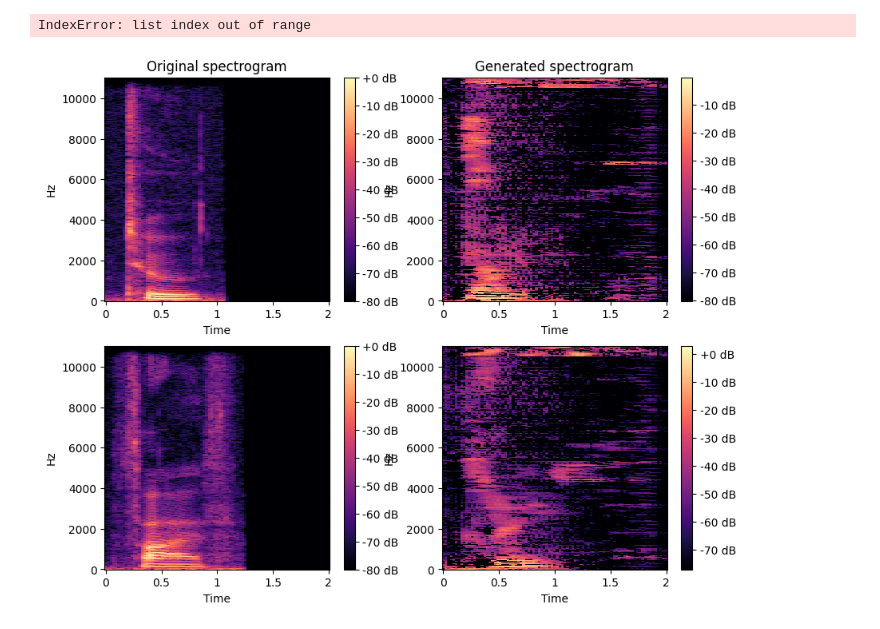
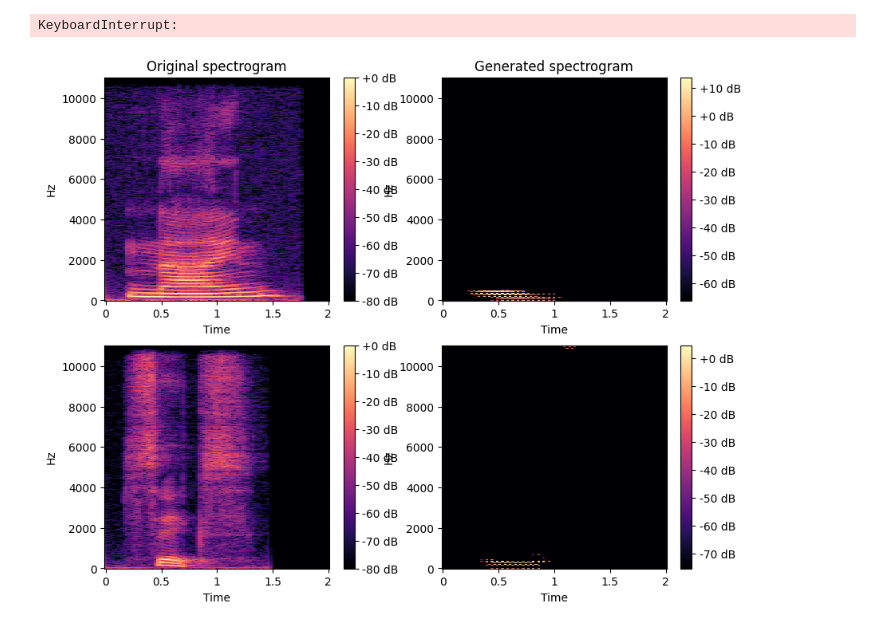
Before and after one commit to damianlacz/AudioMNIST-recon-gan, a Jupyter notebook: audio_gan.ipynb, the cells around one changed output. Cells and saved outputs as stored; diff of their text form; code cells hidden in the pictures.

Commit message:
Update audio_recon, audio_gan

```diff
--- a/audio_gan.ipynb
+++ b/audio_gan.ipynb
@@ -68,12 +78,8 @@ discriminator = build_discriminator(discriminator_input_shape)
 # %%
 from sklearn.model_selection import train_test_split
 
-directory_path = "C:/Users/damia/AudioMNIST-recon/data/"
-
 stfts = load_stfts(directory_path)
 
-X_train, X_test, _, _ = train_test_split(stfts, np.random.rand(stfts[0].shape[0],), random_state= 12, shuffle = True, test_size = 0.25)
-X_train, train_min, train_max = normalize(X_train.reshape(*X_train.shape, 1), type = 'minmax')
-X_test, test_min, test_max = normalize(X_test.reshape(*X_test.shape, 1), type = 'minmax')
+X_train, X_test, _, _ = train_test_split(stfts, np.random.rand(stfts.shape[0],), random_state= 12, shuffle = True, test_size = 0.25)
+X_train  = normalize_specs(X_train.reshape(*X_train.shape, 1), type = 'minmax')
+X_test = normalize_specs(X_test.reshape(*X_test.shape, 1), type = 'minmax')
-# %% [output]
-IndexError: list index out of range
@@ -80,21 +138,27 @@ IndexError: list index out of range
 # %%
-import gan
-gan_model = gan.GAN(generator=generator, discriminator=discriminator)
-gan_model.compile()
+gan = GAN(generator=generator, discriminator=discriminator)
+gan.compile()
 # %%
-gan_model.fit(X_train, batch_size = batch_size, epochs = 10, shuffle = True)
+if not load_model:
+  gan.fit(X_train, batch_size = batch_size, epochs = 500, shuffle = True)
+# %% [output]
+KeyboardInterrupt:
+# %%
+if load_model:
+    gan.generator.load_weights(filepath = generator_path)
+    gan.discriminator.load_weights(filepath = discriminator_path)
 # %%
 noise = tf.random.normal(shape = generator_input_shape)
-generated = gan_model.generator(noise)
+generated = gan.generator(noise)
 n = 2
 fig, ax = plt.subplots(n, 2, figsize = (10, 4 * n))
 ax[0][0].set(title = "Original spectrogram")
 ax[0][1].set(title = "Generated spectrogram")
 
 for i in range(n):
     img_original = librosa.display.specshow(librosa.amplitude_to_db((X_test[i, :, :, 0])), x_axis='time', y_axis='linear', ax=ax[i][0])
     img_recon = librosa.display.specshow(librosa.amplitude_to_db(np.array(generated[i, :, :, 0])), x_axis='time', y_axis='linear', ax=ax[i][1])
     fig.colorbar(img_original, ax = ax[i][0], format = "%+2.f dB", cmap = 'viridis')
     fig.colorbar(img_recon, ax = ax[i][1], format = "%+2.f dB")
 # %% [output]
-[figure, old version]
+[figure, new version]
```
Also changed, not shown: parts of 10 cells of this notebook, 2 other files.
